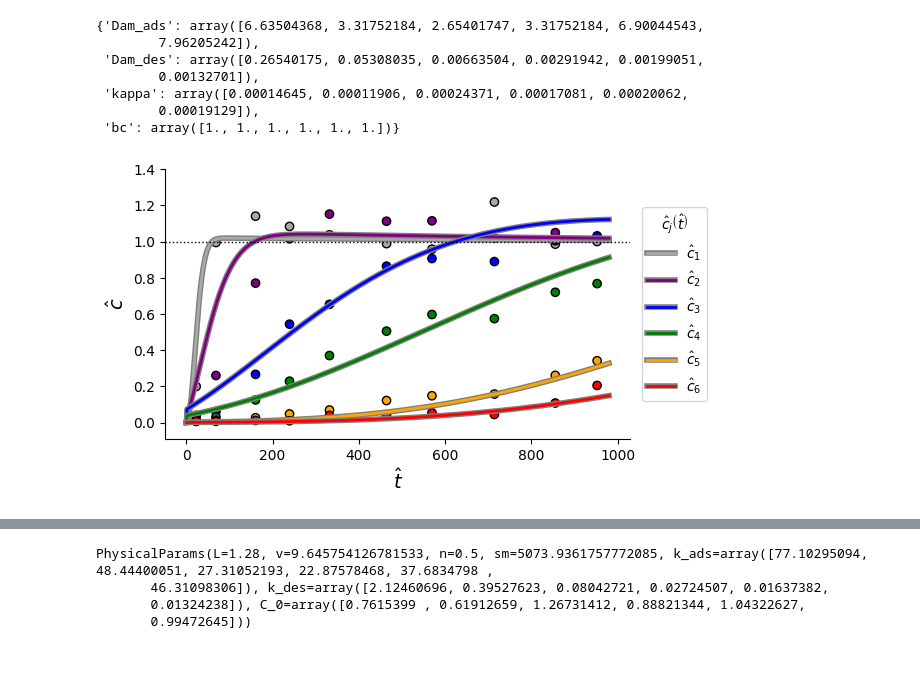
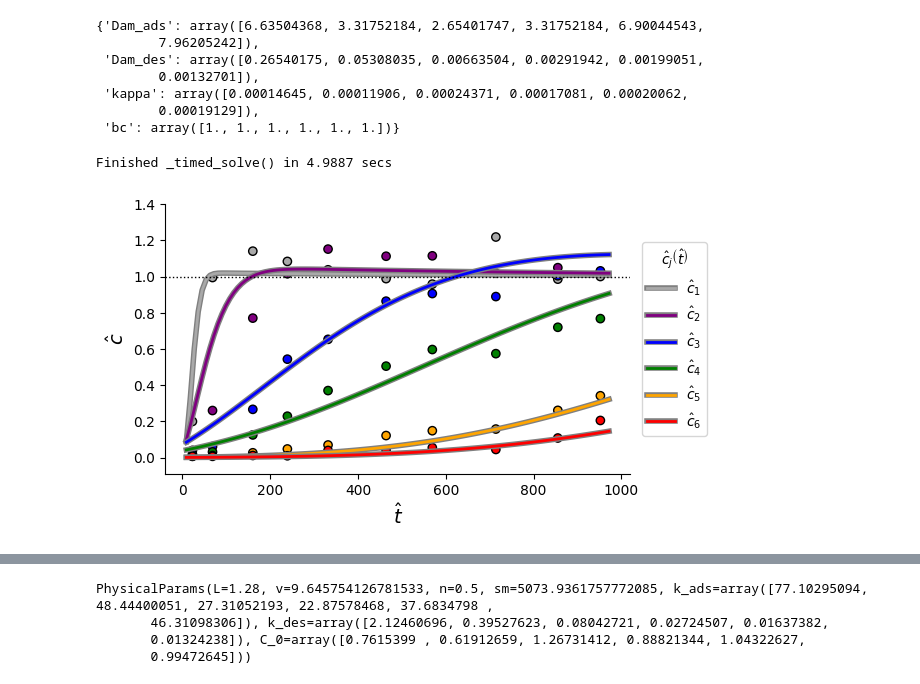
Before and after one commit to edsaac/cowerc-adsorption, a Jupyter notebook: notebooks/only_python/six_contaminants(0.26min).ipynb, the cells around one changed output, grey strips where cells are left out. Cells and saved outputs as stored; diff of their text form; code cells hidden in the pictures.

```diff
--- a/notebooks/only_python/six_contaminants(0.26min).ipynb
+++ b/notebooks/only_python/six_contaminants(0.26min).ipynb
@@ -135,9 +135,11 @@ p.nondim
 # %%
 sim = Simulation(**p.nondim)
 sim.end_time = 980  # Pore volumes
+sim.write_every = 1000
 sim.cfl = 0.9
-sim.solve()
+sim._timed_solve()
 
 display(plot_btc_and_data(sim, experimental_data))
 # %% [output]
+Finished _timed_solve() in 4.9887 secs
-[figure, old version]
+[figure, new version]
```
Also changed, not shown: parts of 3 cells of this notebook, 13 other files.
